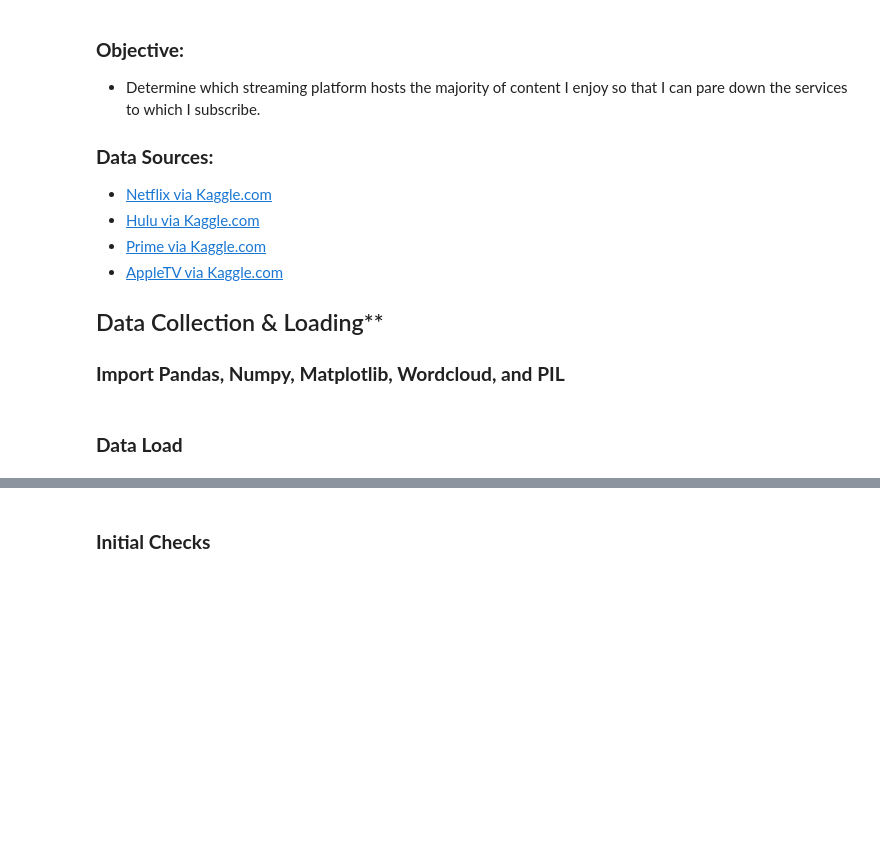
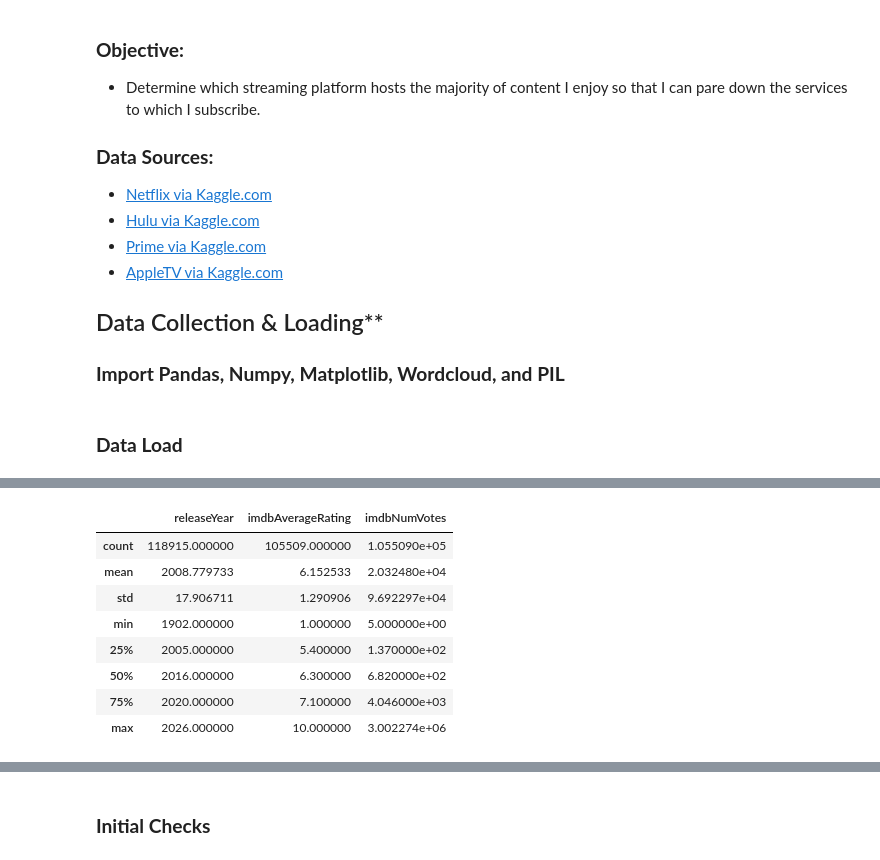
Before and after one commit to rkynhoff/Streaming_Service_Comparisons, a Jupyter notebook: STRM_SERV_COMP_V1.ipynb, the cells around one changed output, grey strips where cells are left out. Cells and saved outputs as stored; diff of their text form; code cells hidden in the pictures; blank space fills up the shorter version.

```diff
--- a/STRM_SERV_COMP_V1.ipynb
+++ b/STRM_SERV_COMP_V1.ipynb
@@ -24,0 +127,12 @@ from PIL import Image
+# %%
+streaming.describe()
+# %% [output]
+|  | releaseYear | imdbAverageRating | imdbNumVotes |
+| count | 118915.000000 | 105509.000000 | 1.055090e+05 |
+| mean | 2008.779733 | 6.152533 | 2.032480e+04 |
+| std | 17.906711 | 1.290906 | 9.692297e+04 |
+| min | 1902.000000 | 1.000000 | 5.000000e+00 |
+| 25% | 2005.000000 | 5.400000 | 1.370000e+02 |
+| 50% | 2016.000000 | 6.300000 | 6.820000e+02 |
+| 75% | 2020.000000 | 7.100000 | 4.046000e+03 |
+| max | 2026.000000 | 10.000000 | 3.002274e+06 |
```
Also changed, not shown: parts of 22 cells of this notebook.
